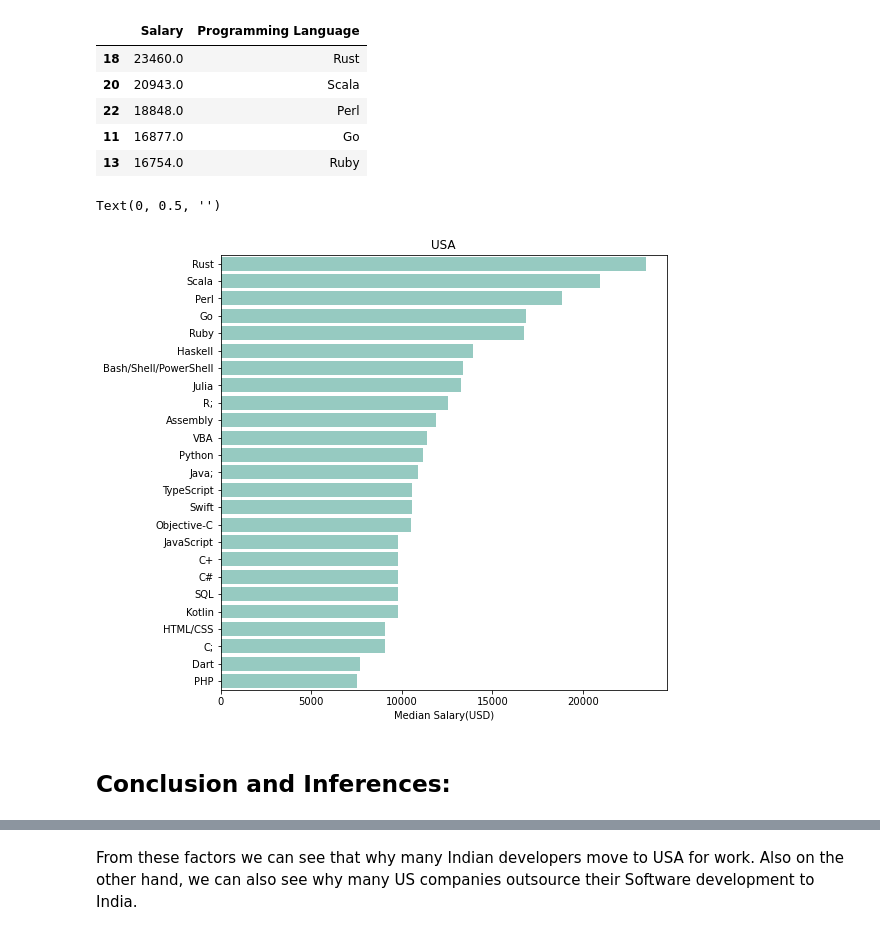
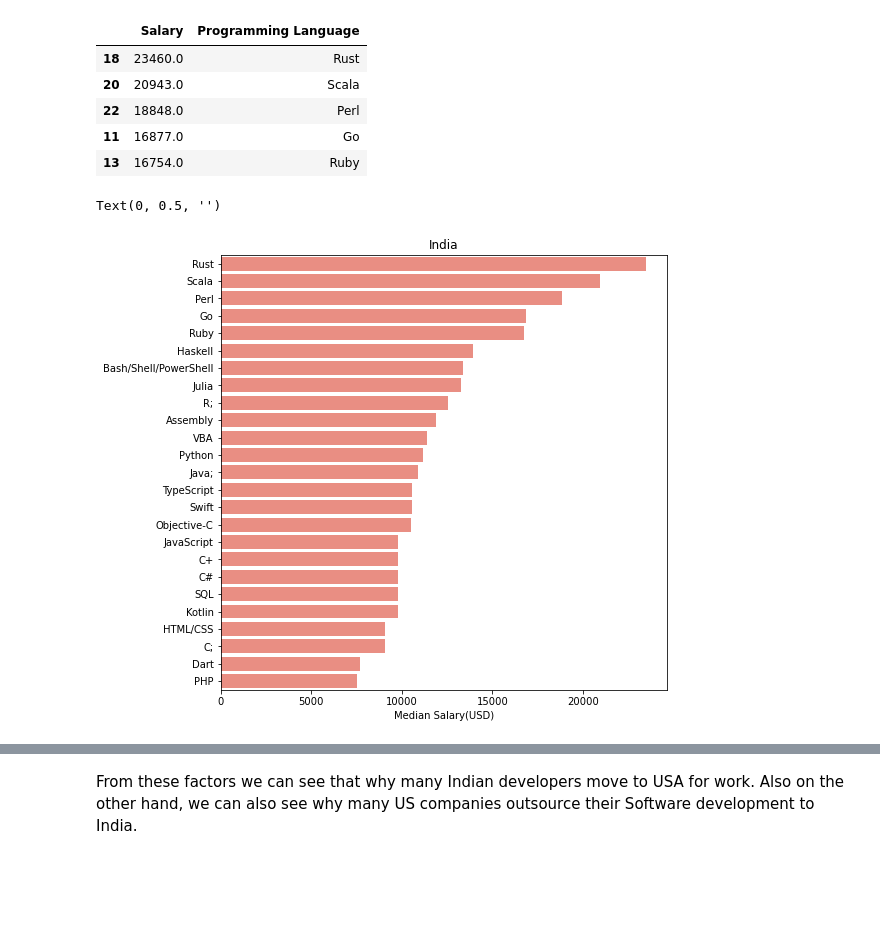
Before and after one commit to Arjunar92/StackOverflow_dev_survey, a Jupyter notebook: StackOverflow_2020_USvsIndia_Final.ipynb, the cells around one changed output, grey strips where cells are left out. Drawn from its saved outputs; the diff is of its cells as text; code cells hidden in the pictures; blank space fills up the shorter version.

```diff
--- a/StackOverflow_2020_USvsIndia_Final.ipynb
+++ b/StackOverflow_2020_USvsIndia_Final.ipynb
@@ -729,12 +774,10 @@ df_my_listaa.head()
 # %%
 # Bar Chart to indicate median salary for each Programming Language worked with
 plt.figure(figsize=[8,8])
 sns.barplot( y = 'Programming Language' , x = 'Salary', data = df_my_listaa ,
-            palette = sns.color_palette("Set3", 1)).set_title("USA")
+            color = 'salmon').set_title("India")
 plt.xlabel("Median Salary(USD)")
 plt.ylabel("")
 # %% [output]
 Text(0, 0.5, '')
-[figure, old version]
+[figure, new version]
-# %% [markdown]
-## Conclusion and Inferences:
```
Also changed, not shown: parts of 17 cells of this notebook.
